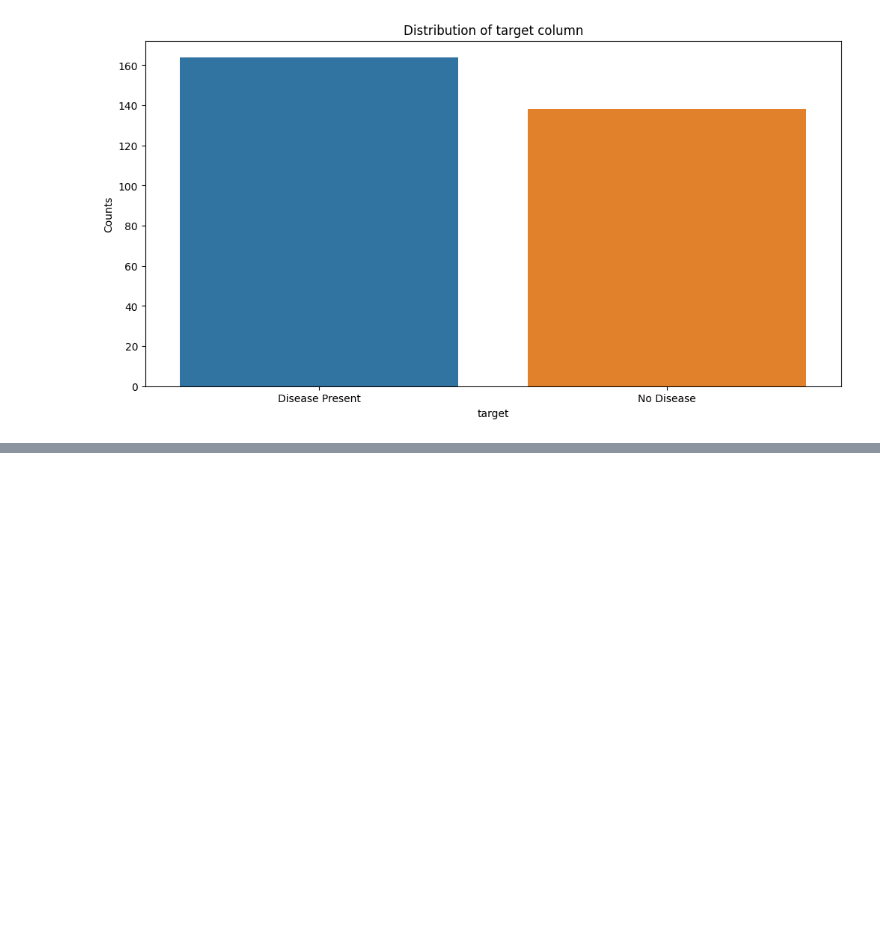
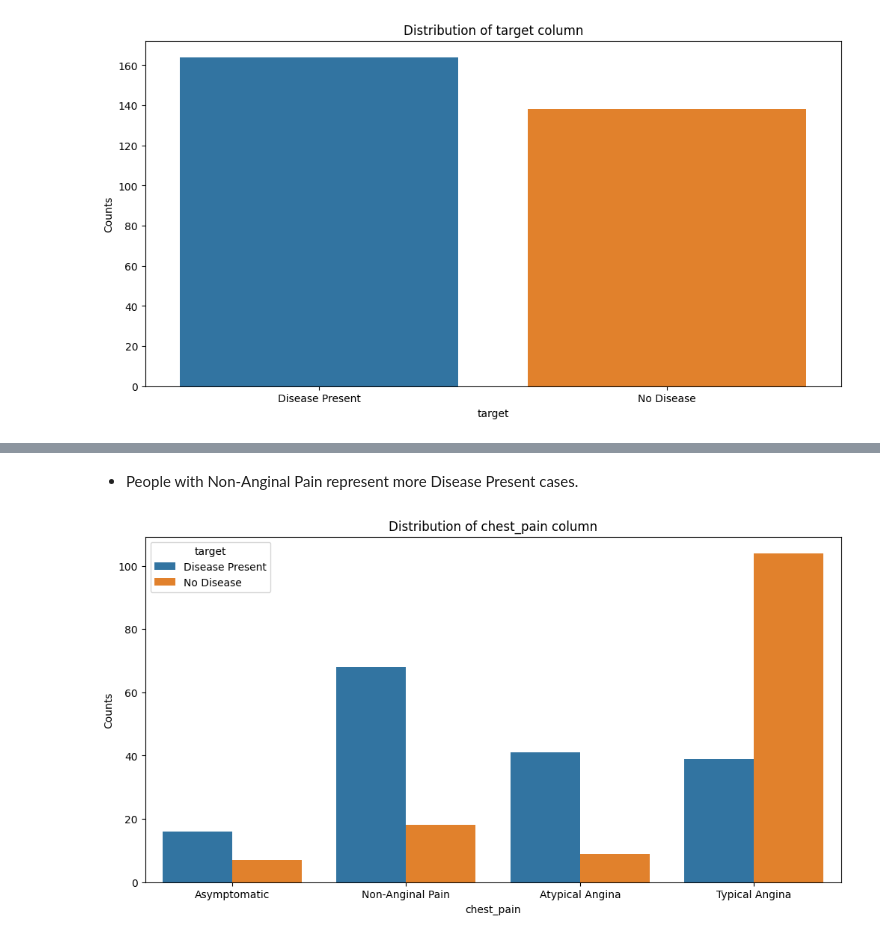
Before and after one commit to alaalmy-ahmed/Heart-Diseases-Analysis, a Jupyter notebook: Visual Analysis.ipynb, the cells around one changed output, grey strips where cells are left out. Drawn from its saved outputs; the diff is of its cells as text; code cells hidden in the pictures; blank space fills up the shorter version.

```diff
--- a/Visual Analysis.ipynb
+++ b/Visual Analysis.ipynb
@@ -284,0 +293,6 @@ Name: target, dtype: float64
+# %% [markdown]
+- People with Non-Anginal Pain represent more Disease Present cases.
+# %%
+plot_distribution('chest_pain', hue='target', counts=False)
+# %% [output]
+[figure, added]
```
Also changed, not shown: parts of 21 cells of this notebook, 24 other files.
